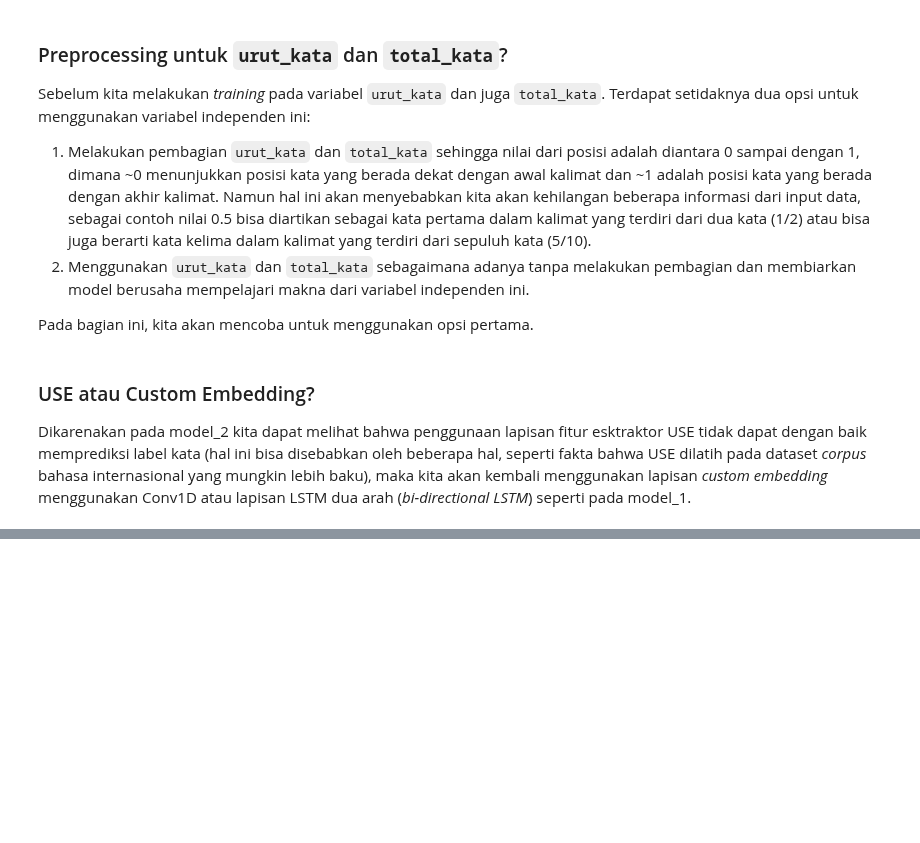
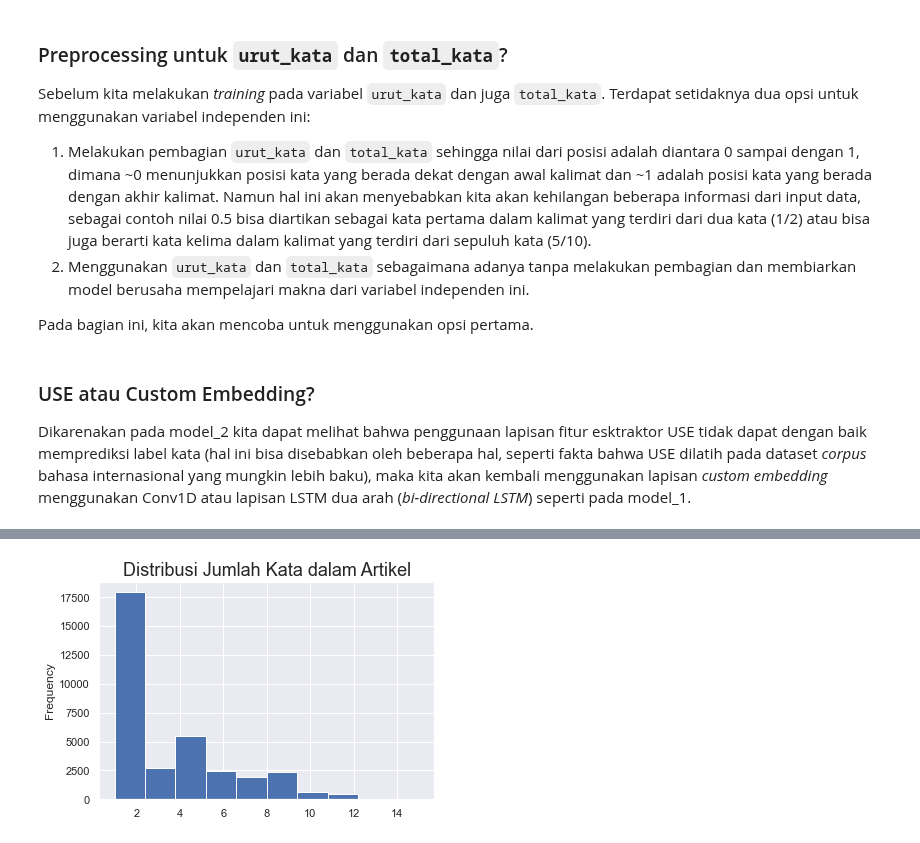
Before and after one commit to johanesPao/ColorSkim, a Jupyter notebook: ColorSkim_AI.ipynb, the cells around one changed output, grey strips where cells are left out. Saved outputs shown, nothing was run; the diff lists cells and outputs as text; code cells hidden in the pictures; blank space fills up the shorter version.

```diff
--- a/ColorSkim_AI.ipynb
+++ b/ColorSkim_AI.ipynb
@@ -1238,0 +1257,6 @@ Dikarenakan pada model_2 kita dapat melihat bahwa penggunaan lapisan fitur esktr
+# %%
+train_data['urut_kata'].plot.hist()
+plt.title('Distribusi Jumlah Kata dalam Artikel', fontsize=18)
+plt.show()
+# %% [output]
+[figure, added]
```
Also changed, not shown: parts of 36 cells of this notebook, 5 other files.
